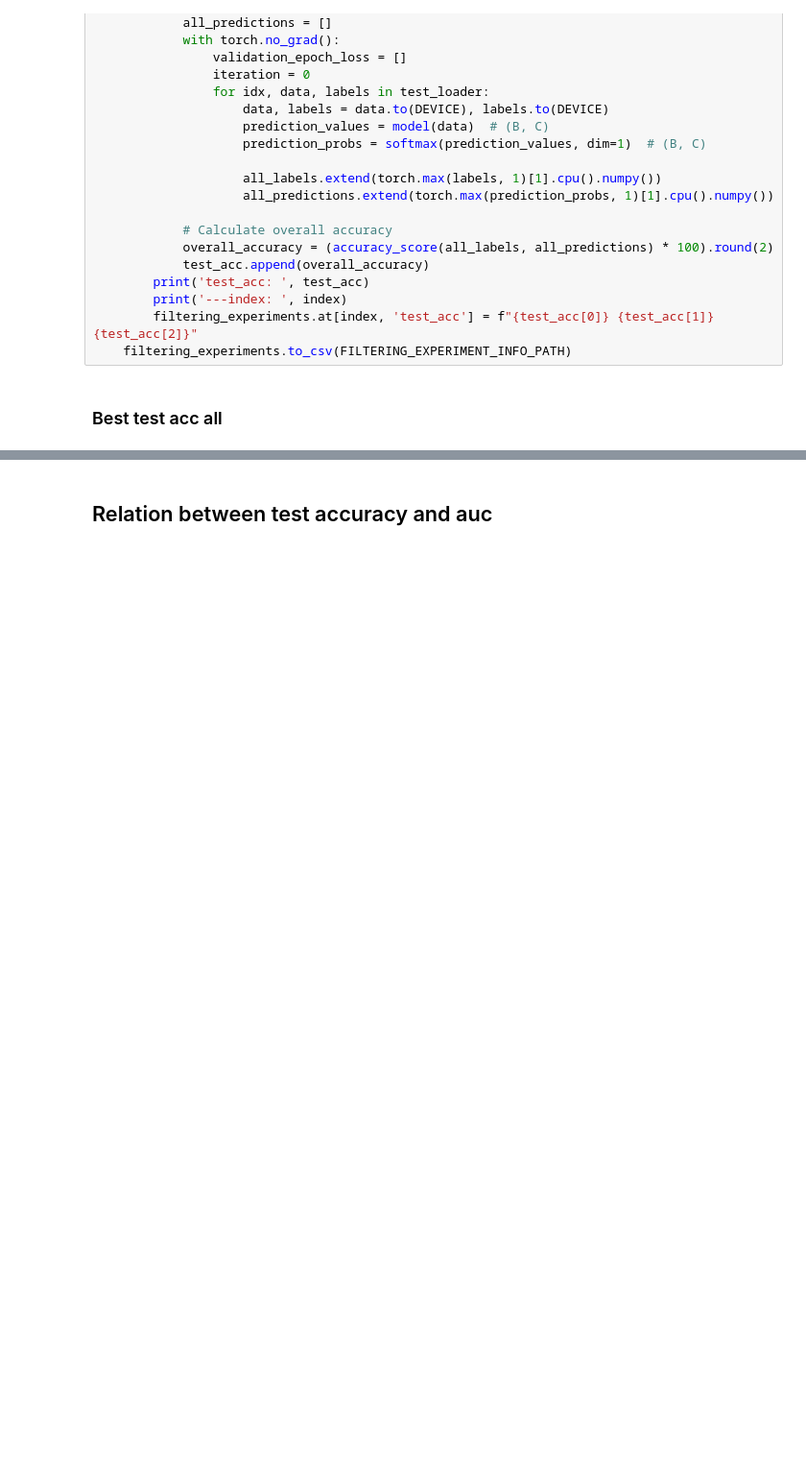
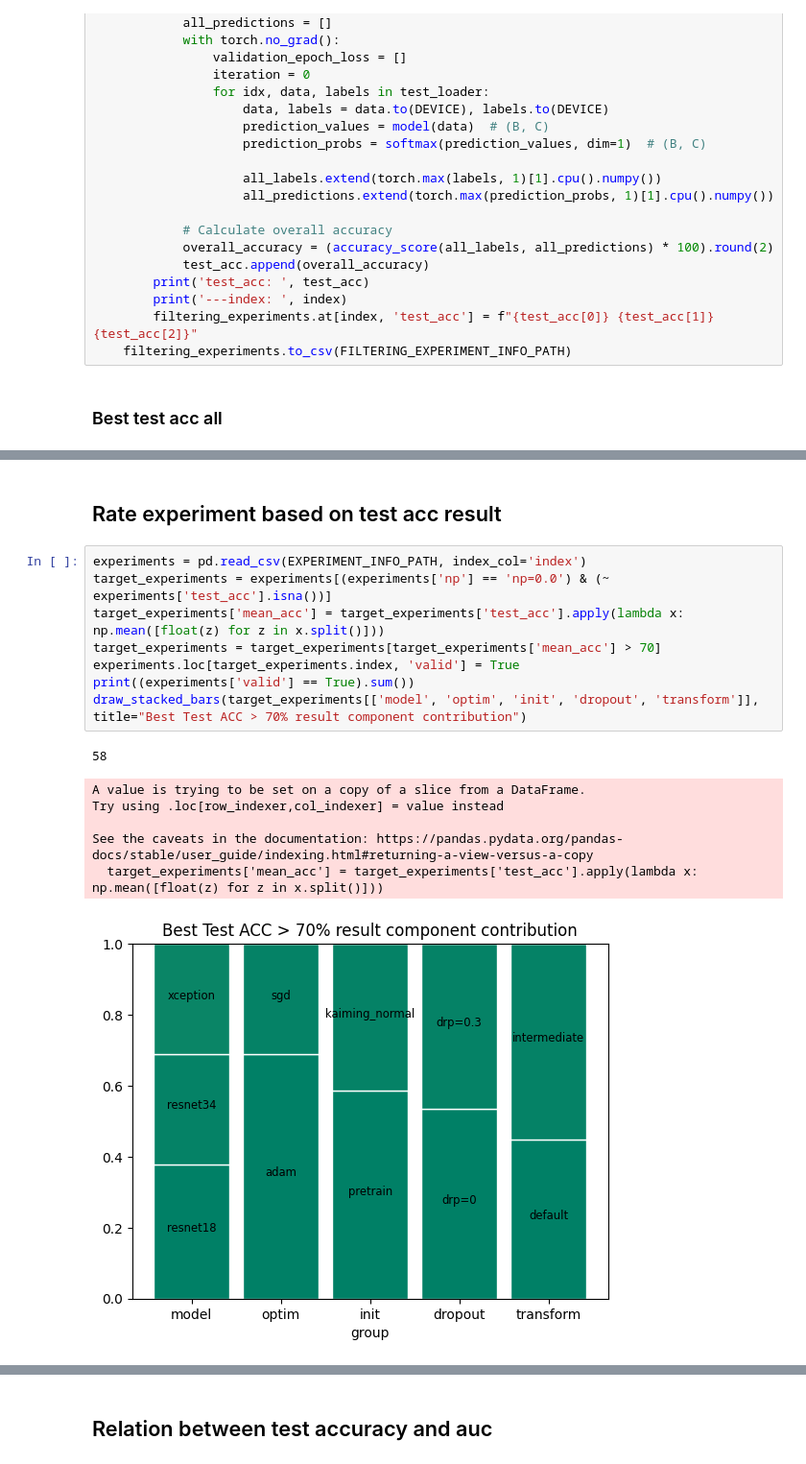
Before and after one commit to mj-haghighi/Anomaly-Detection, a Jupyter notebook: 1.test_acc.ipynb, the cells around one changed output, grey strips where cells are left out. Shown: that part at 96% size. Saved outputs shown, nothing was run; the diff lists cells and outputs as text; blank space fills up the shorter version.

```diff
--- a/1.test_acc.ipynb
+++ b/1.test_acc.ipynb
@@ -194,0 +212,18 @@ plt.show()
+# %% [markdown]
+## Rate experiment based on test acc result
+# %%
+experiments = pd.read_csv(EXPERIMENT_INFO_PATH, index_col='index')
+target_experiments = experiments[(experiments['np'] == 'np=0.0') & (~ experiments['test_acc'].isna())]
+target_experiments['mean_acc'] = target_experiments['test_acc'].apply(lambda x: np.mean([float(z) for z in x.split()]))
+target_experiments = target_experiments[target_experiments['mean_acc'] > 70]
+experiments.loc[target_experiments.index, 'valid'] = True
+print((experiments['valid'] == True).sum())
+draw_stacked_bars(target_experiments[['model', 'optim', 'init', 'dropout', 'transform']], title="Best Test ACC > 70% result component contribution")
+# %% [output]
+58
+A value is trying to be set on a copy of a slice from a DataFrame.
+Try using .loc[row_indexer,col_indexer] = value instead
+
+See the caveats in the documentation: https://pandas.pydata.org/pandas-docs/stable/user_guide/indexing.html#returning-a-view-versus-a-copy
+  target_experiments['mean_acc'] = target_experiments['test_acc'].apply(lambda x: np.mean([float(z) for z in x.split()]))
+[figure, added]
```
Also changed, not shown: parts of 12 cells of this notebook.
